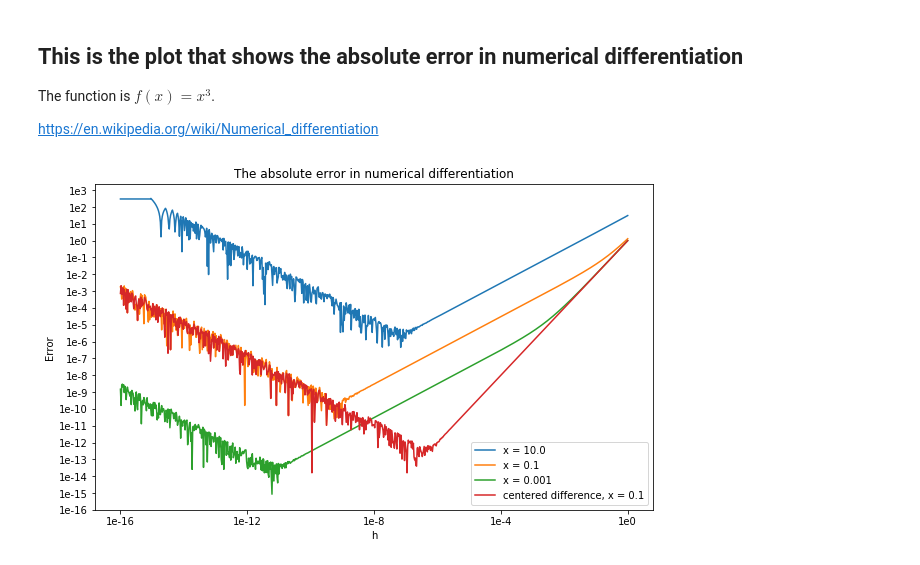
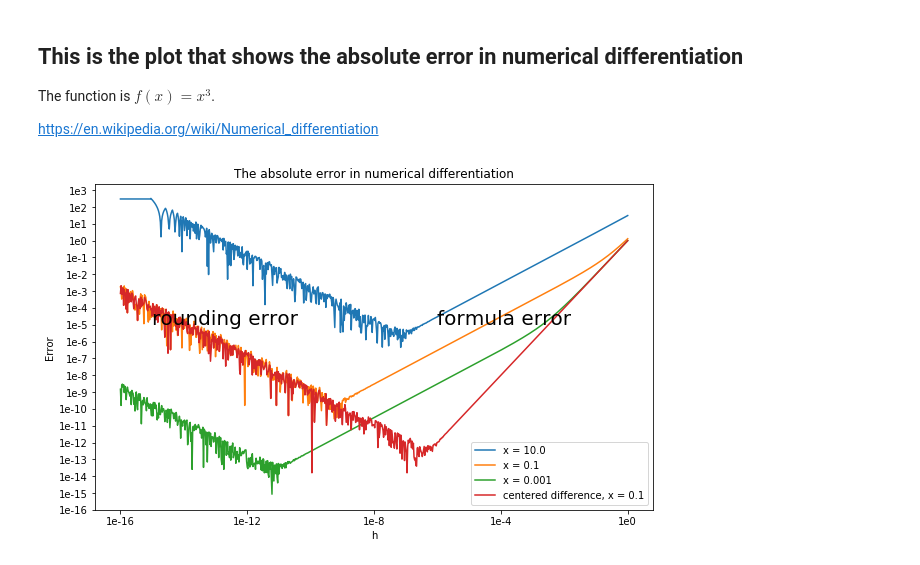
Before and after one commit to hxuaj/my-repo, a Jupyter notebook: The absolute error in numerical differentiation.ipynb, the cells around one changed output. Saved outputs shown, nothing was run; the diff lists cells and outputs as text; code cells hidden in the pictures.

Commit message:
Add files via upload
update the figure by adding "rounding error" and "formula error".

```diff
--- a/The absolute error in numerical differentiation.ipynb
+++ b/The absolute error in numerical differentiation.ipynb
@@ -7,31 +7,33 @@ https://en.wikipedia.org/wiki/Numerical_differentiation
 # %%
 import numpy as np
 import matplotlib.pyplot as plt
 %matplotlib inline
 
 x_range = np.array([10, 0.1, 0.001])
 h = np.array([np.power(0.1, i*0.02) for i in range(16*50, -1, -1)])
 
 plt.figure(figsize=(10,6))
 
 for x in x_range:
     #h = np.array([np.power(0.1, i) for i in range(16, 0, -1)])
     y = np.abs((np.power((h+x),3) - np.power(x,3))/h - 3*np.power(x, 2))
     plt.plot(np.log10(h), np.log10(y))
 
 x_centered = 0.1
 y_centered = np.abs((np.power((x_centered+h),3)
                      - np.power((x_centered-h),3))/(2*h)
                     - 3*np.power(x_centered, 2))
 plt.plot(np.log10(h), np.log10(y_centered))
 
 plt.xticks(np.linspace(-16,0,5), [r'1e{}'.format(i) for i in range(-16, 1, 4)])
 plt.yticks(np.linspace(-16,3,20), [r'1e{}'.format(i) for i in range(-16, 4)])
 plt.legend(['x = {}'.format(i) for i in x_range] + ['centered difference, x = 0.1'])
 plt.title('The absolute error in numerical differentiation')
 plt.xlabel('h')
 plt.ylabel('Error')
+plt.text(-15, -5, 'rounding error', fontsize=20)
+plt.text(-6, -5, 'formula error', fontsize=20)
 
 plt.show()
 # %% [output]
-[figure, old version]
+[figure, new version]
```
